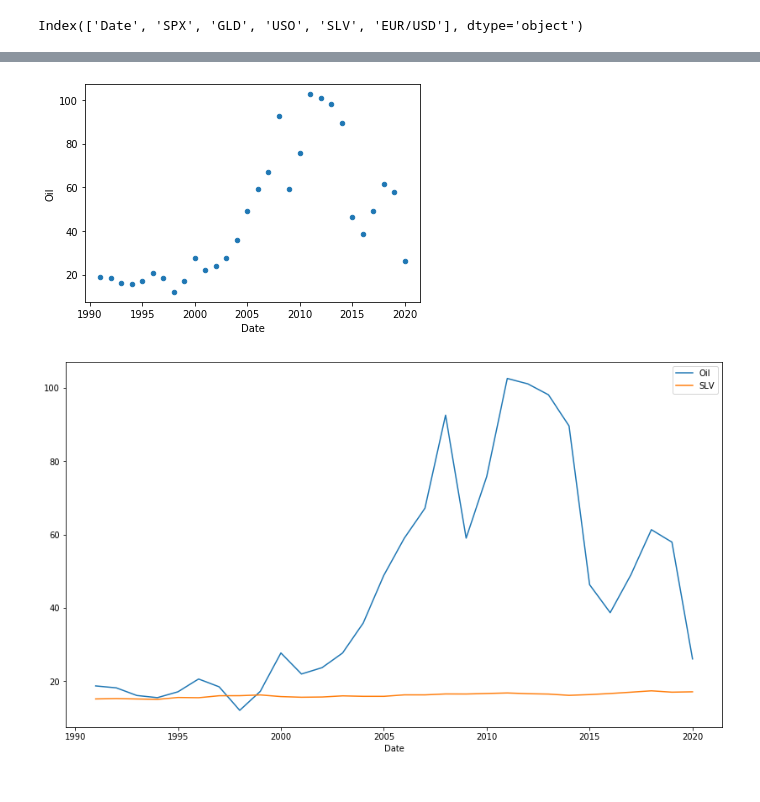
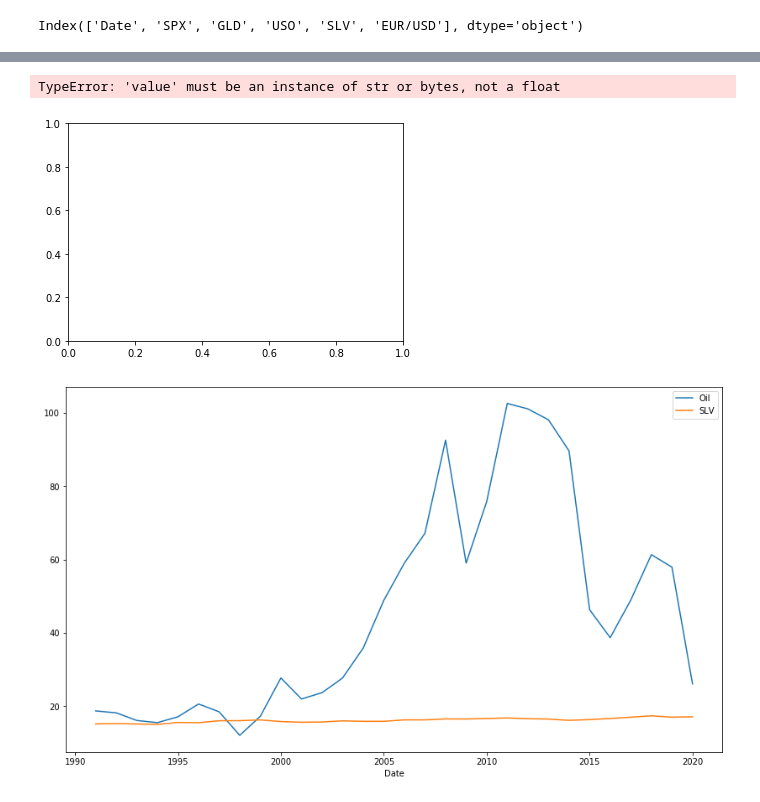
Before and after one commit to Ayomi-tech/Silver-Price-and-Oil-Price-interaction, a Jupyter notebook: New oil price code.ipynb, the cells around one changed output, grey strips where cells are left out. Saved outputs shown, nothing was run; the diff lists cells and outputs as text; code cells hidden in the pictures.

Commit message:
new oil data

```diff
--- a/New oil price code.ipynb
+++ b/New oil price code.ipynb
@@ -148,4 +71,5 @@ d2
 # %%
-subset = d2.rename(columns={'Year':'Date', 'Average':'Oil'})
-subset
+subset = df.rename(columns={'Week Of':'Date', 'Mon':'OilPrice'})
+subset.head()
+len(subset)
 # %% [output]
@@ -201,0 +86,4 @@ gold.head()
+# %%
+# this is to choose the rows we want
+gold2 = gold.loc[111:]
+len(gold2)
@@ -206,5 +98,5 @@ Index(['Date', 'SPX', 'GLD', 'USO', 'SLV', 'EUR/USD'], dtype='object')
 # %%
-gold_sub = gold.loc[:,'SLV']
+gold_sub = gold2.loc[:,'SLV']
 gold_sub
 # df.loc[df['Age']
 # %% [output]
@@ -228,4 +115,4 @@ len(num)
 # %%
-data = pd.concat([yes, num], axis=1)
-data
+data = pd.concat([subset, gold_sub], axis=1)
+data.head()
 # %% [output]
@@ -249,9 +125,10 @@ data
 # %%
-data.plot.scatter(x='Date', y='Oil' )
+data.plot.scatter(x='Date', y='OilPrice' )
 
 plt.show()
 # %% [output]
+TypeError: 'value' must be an instance of str or bytes, not a float
-[figure, old version]
+[figure, new version]
 # %%
 grouped = data.groupby(['Date']) ['Oil', 'SLV'].sum()
 grouped.plot(figsize=(14,8))
```
Also changed, not shown: parts of 20 cells of this notebook, 1 other file.
